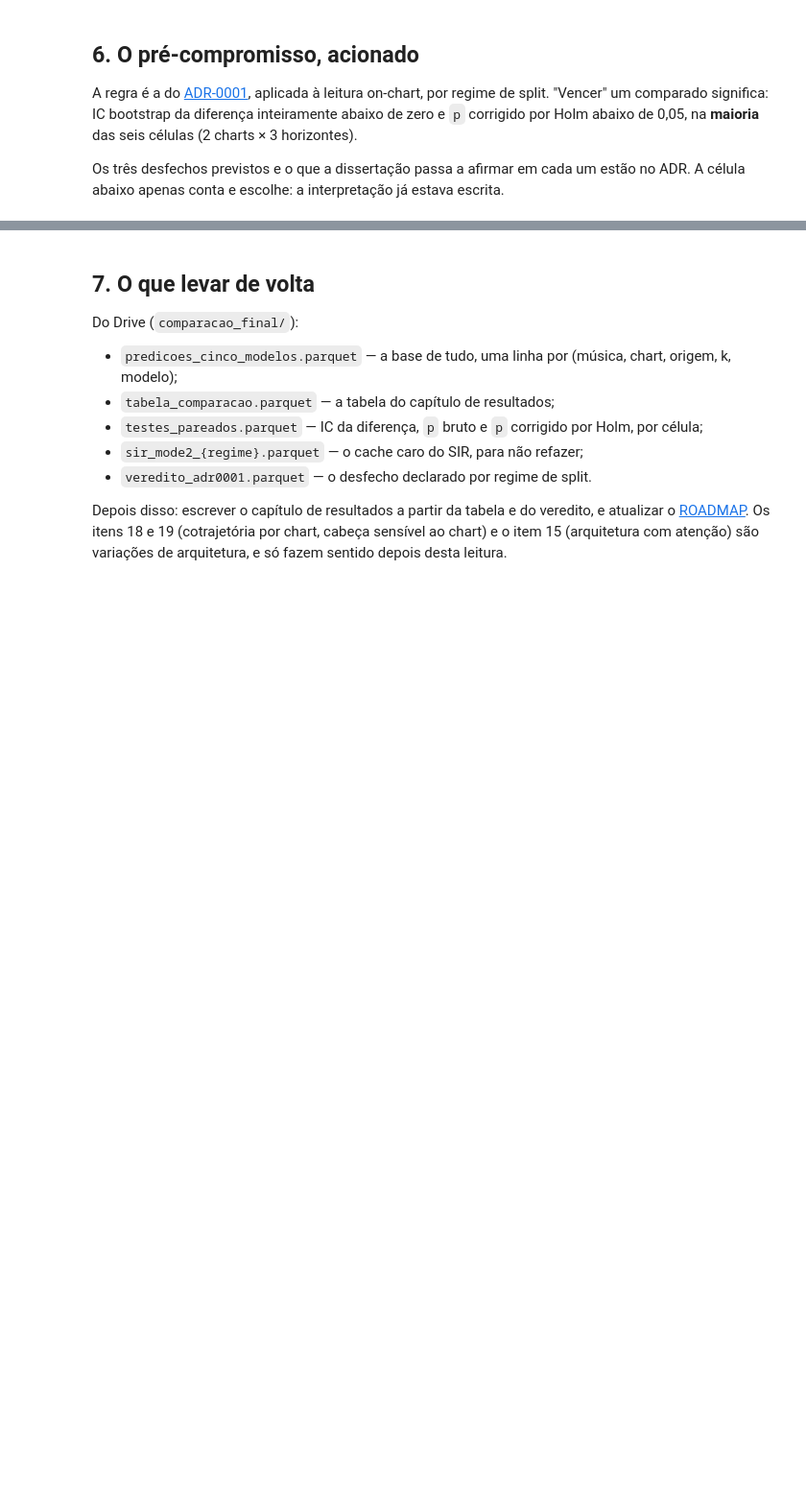
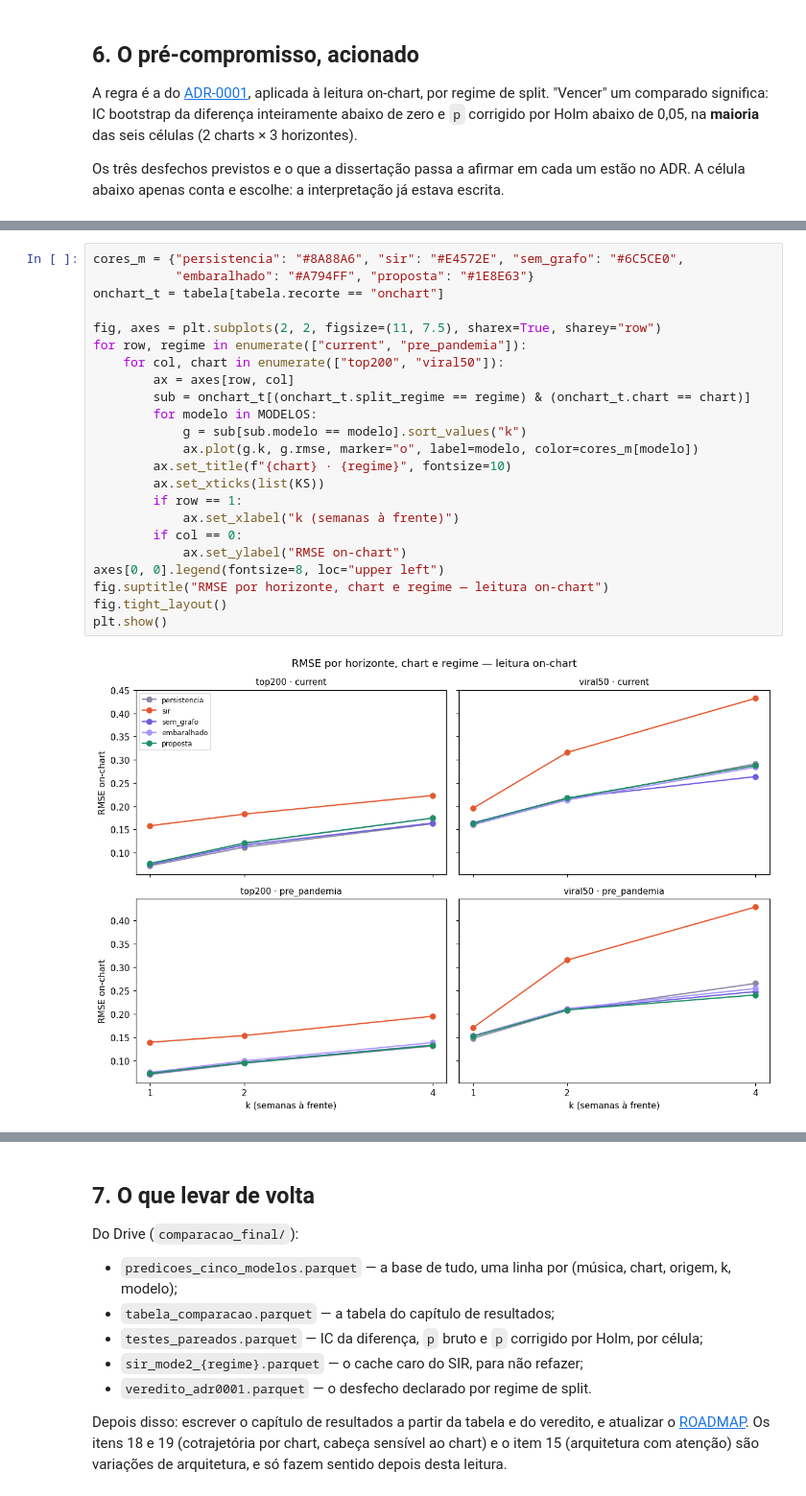
Before and after one commit to cristianomendieta/music-influence-gnn, a Jupyter notebook: notebooks/item10_comparacao_consolidada.ipynb, the cells around one changed output, grey strips where cells are left out. Shown at 96% size. Saved outputs shown, nothing was run; the diff lists cells and outputs as text; blank space fills up the shorter version.

```diff
--- a/notebooks/item10_comparacao_consolidada.ipynb
+++ b/notebooks/item10_comparacao_consolidada.ipynb
@@ -381,0 +489,25 @@ if veredito.desfecho.nunique() > 1:
+# %%
+cores_m = {"persistencia": "#8A88A6", "sir": "#E4572E", "sem_grafo": "#6C5CE0",
+           "embaralhado": "#A794FF", "proposta": "#1E8E63"}
+onchart_t = tabela[tabela.recorte == "onchart"]
+
+fig, axes = plt.subplots(2, 2, figsize=(11, 7.5), sharex=True, sharey="row")
+for row, regime in enumerate(["current", "pre_pandemia"]):
+    for col, chart in enumerate(["top200", "viral50"]):
+        ax = axes[row, col]
+        sub = onchart_t[(onchart_t.split_regime == regime) & (onchart_t.chart == chart)]
+        for modelo in MODELOS:
+            g = sub[sub.modelo == modelo].sort_values("k")
+            ax.plot(g.k, g.rmse, marker="o", label=modelo, color=cores_m[modelo])
+        ax.set_title(f"{chart} · {regime}", fontsize=10)
+        ax.set_xticks(list(KS))
+        if row == 1:
+            ax.set_xlabel("k (semanas à frente)")
+        if col == 0:
+            ax.set_ylabel("RMSE on-chart")
+axes[0, 0].legend(fontsize=8, loc="upper left")
+fig.suptitle("RMSE por horizonte, chart e regime — leitura on-chart")
+fig.tight_layout()
+plt.show()
+# %% [output]
+[figure, added]
```
Also changed, not shown: parts of 13 cells of this notebook, 4 other files.
